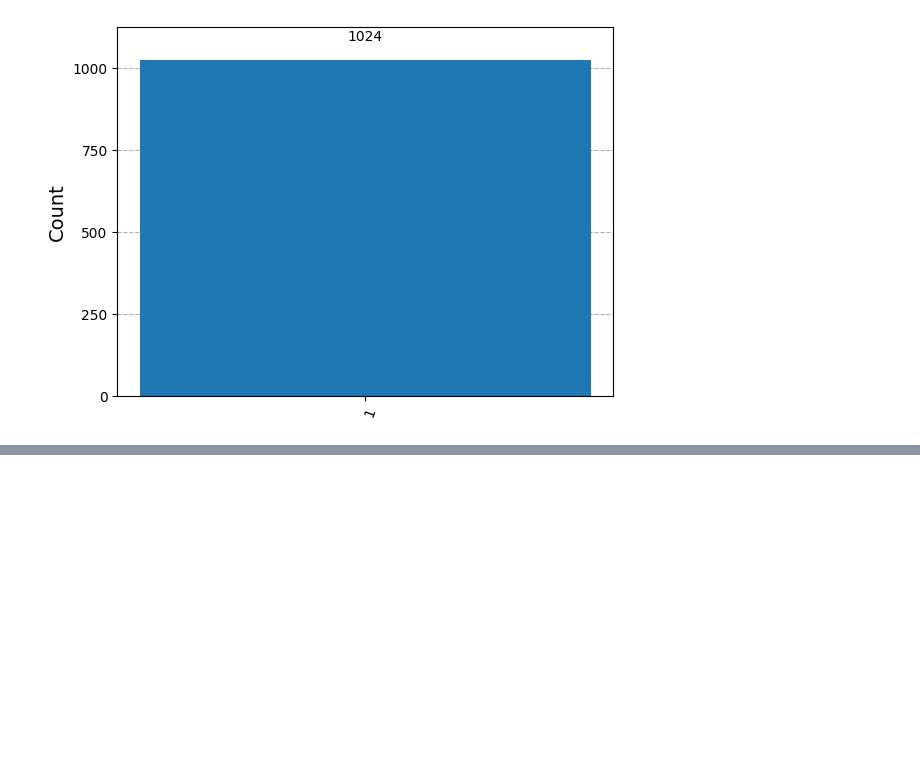
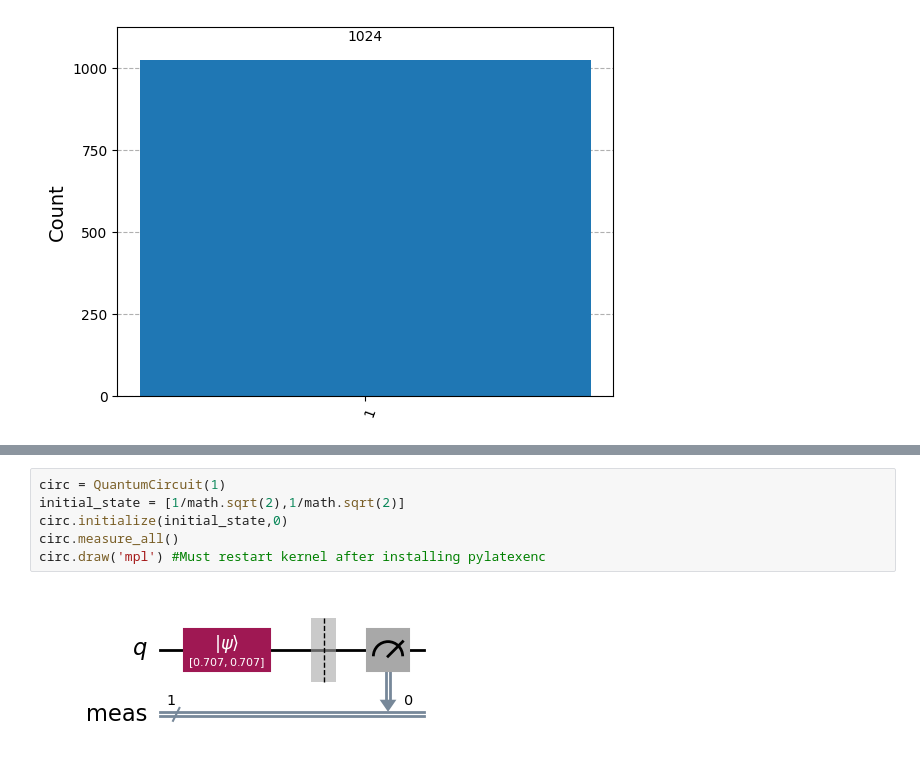
Before and after one commit to sxcowley/CS797W, a Jupyter notebook: 20250129.ipynb, the cells around one changed output, grey strips where cells are left out. Saved outputs shown, nothing was run; the diff lists cells and outputs as text; blank space fills up the shorter version.

```diff
--- a/20250129.ipynb
+++ b/20250129.ipynb
@@ -29,0 +46,8 @@ plot_histogram(counts)
+# %%
+circ = QuantumCircuit(1)
+initial_state = [1/math.sqrt(2),1/math.sqrt(2)]
+circ.initialize(initial_state,0)
+circ.measure_all()
+circ.draw('mpl') #Must restart kernel after installing pylatexenc
+# %% [output]
+[figure, added]
```
Also changed, not shown: parts of 5 cells of this notebook.
